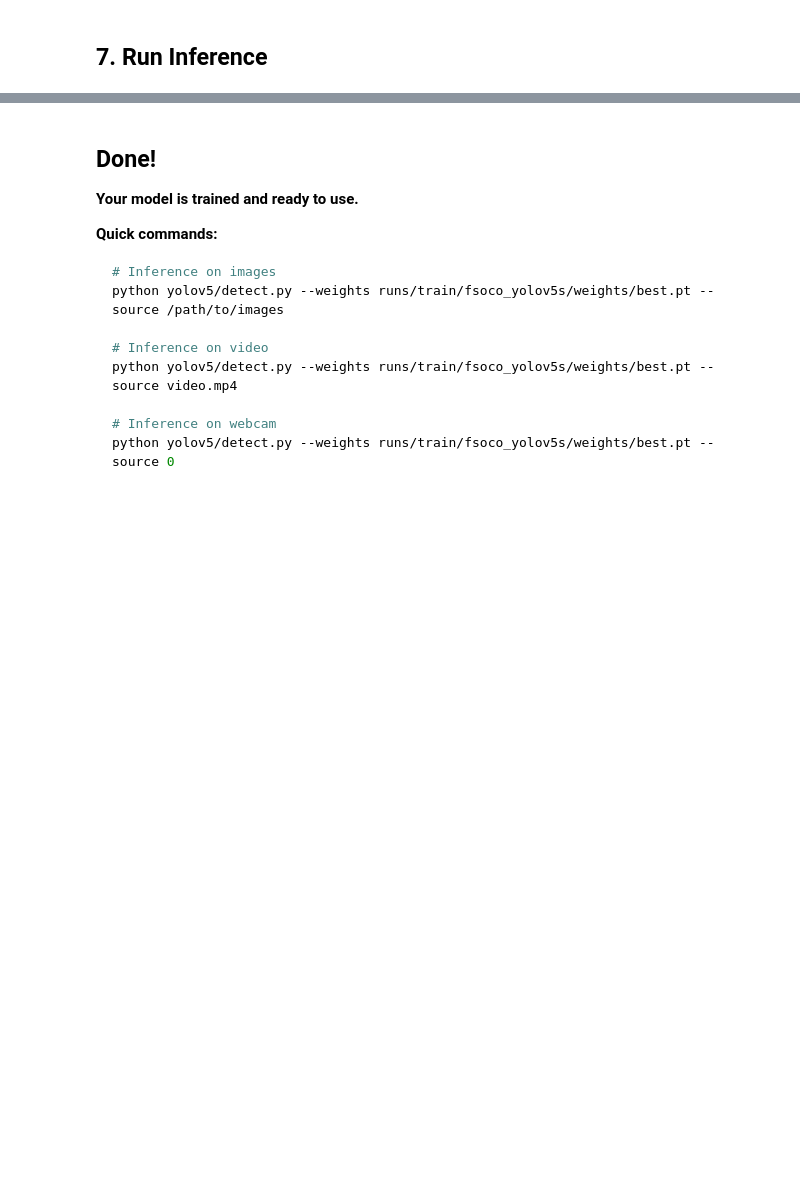
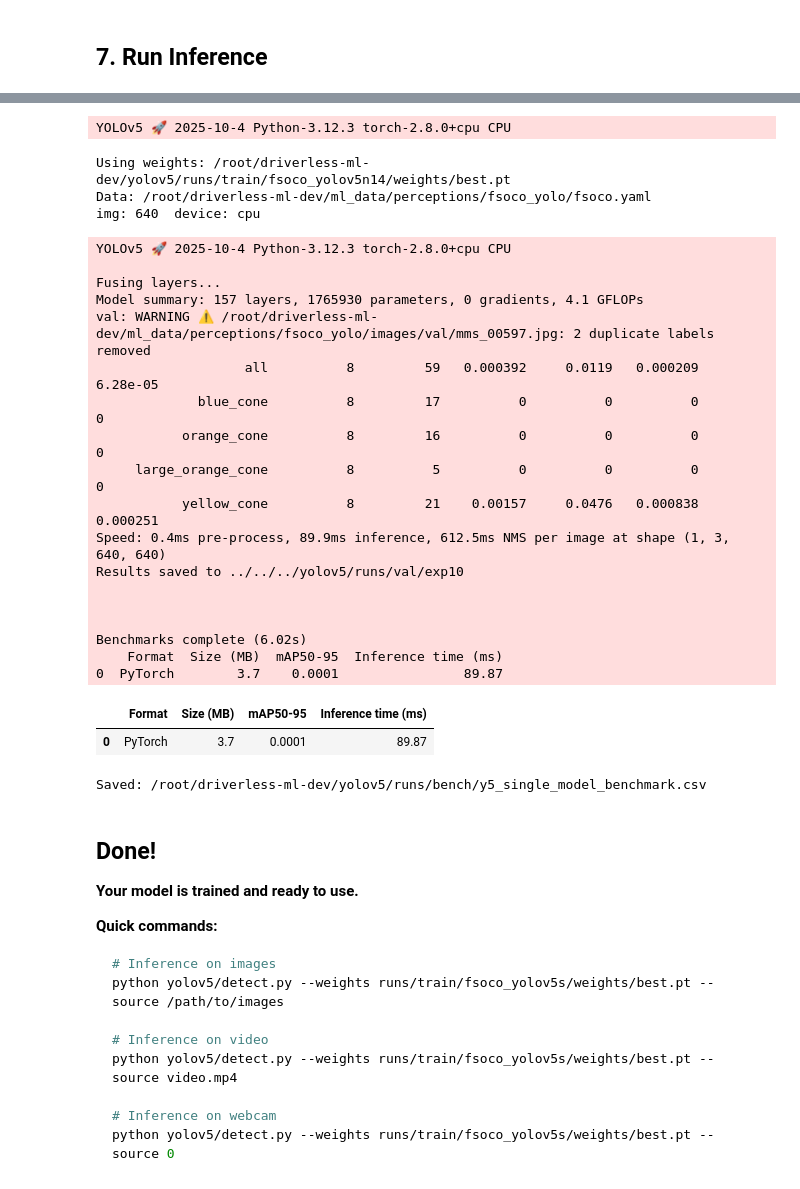
Before and after one commit to carnegiemellonracing/driverless-ml-dev, a Jupyter notebook: perceptions/camera_pipeline/notebooks/ultralytics_cli.ipynb, the cells around one changed output, grey strips where cells are left out. Saved outputs shown, nothing was run; the diff lists cells and outputs as text; code cells hidden in the pictures; blank space fills up the shorter version.

Commit message:
added benchmarking

```diff
--- a/perceptions/camera_pipeline/notebooks/ultralytics_cli.ipynb
+++ b/perceptions/camera_pipeline/notebooks/ultralytics_cli.ipynb
@@ -398,4 +405,80 @@ Results saved to: /root/driverless-ml-dev/yolov5/runs/detect/fsoco_inference
 [figure]
+# %%
+# Running YOLOv5 repo's benchmarks.py (PyTorch-only) ====
+from pathlib import Path
+import sys, pandas as pd, torch
+
+# Paths/config
+YOLO_DIR   = Path(globals().get("YOLO_DIR", "/root/driverless-ml-dev/yolov5"))
+RUNS_TRAIN = YOLO_DIR / "runs" / "train"
+RUNS_BENCH = YOLO_DIR / "runs" / "bench"; RUNS_BENCH.mkdir(parents=True, exist_ok=True)
+DATA_YAML  = Path(globals().get("config_path", "/root/driverless-ml-dev/ml_data/perceptions/fsoco_yolo/fsoco.yaml"))
+IMG        = int(globals().get("IMG_SIZE", 640))
+DEVICE     = "0" if torch.cuda.is_available() else "cpu"
+
+# Resolve newest trained weights (fsoco_* run)
+candidates = sorted(RUNS_TRAIN.glob("fsoco_*/weights/best.pt"), key=lambda p: p.stat().st_mtime)
+assert candidates, "No trained weights under yolov5/runs/train/fsoco_*/weights/best.pt"
+W = candidates[-1]
+print(f"Using weights: {W}\nData: {DATA_YAML}\nimg: {IMG}  device: {DEVICE}")
+
+# Import YOLOv5 repo's benchmarks.py
+sys.path.insert(0, str(YOLO_DIR))
+try:
+    import benchmarks as y5_bench        # repo root
+except Exception:
+    import utils.benchmarks as y5_bench  # older layout
+
+# --- Patch CLI-only functions so argparse doesn't see Jupyter's --f flag
+if hasattr(y5_bench, "parse_opt"):
+    y5_bench.parse_opt = lambda: None
+if hasattr(y5_bench, "notebook_init"):
+    y5_bench.notebook_init = lambda *a, **k: None
+
+# Run benchmark (PyTorch row only: Format, Size (MB), mAP50-95, Inference time (ms))
+df = y5_bench.run(
+    weights=W,
+    imgsz=IMG,
+    batch_size=1,
+    data=DATA_YAML,
+    device=DEVICE,
+    half=False,
+    test=False,
+    pt_only=True,
+    hard_fail=False
+)
+
+# Show and save
+display(df)
+out_csv = RUNS_BENCH / "y5_single_model_benchmark.csv"
+df.assign(weights=str(W), img=IMG, device=DEVICE).to_csv(out_csv, index=False)
+print("Saved:", out_csv)
+# %% [output]
+YOLOv5 🚀 2025-10-4 Python-3.12.3 torch-2.8.0+cpu CPU
+Using weights: /root/driverless-ml-dev/yolov5/runs/train/fsoco_yolov5n14/weights/best.pt
+Data: /root/driverless-ml-dev/ml_data/perceptions/fsoco_yolo/fsoco.yaml
+img: 640  device: cpu
+YOLOv5 🚀 2025-10-4 Python-3.12.3 torch-2.8.0+cpu CPU
+
+Fusing layers...
+Model summary: 157 layers, 1765930 parameters, 0 gradients, 4.1 GFLOPs
+val: WARNING ⚠️ /root/driverless-ml-dev/ml_data/perceptions/fsoco_yolo/images/val/mms_00597.jpg: 2 duplicate labels removed
+                   all          8         59   0.000392     0.0119   0.000209   6.28e-05
+             blue_cone          8         17          0          0          0          0
+           orange_cone          8         16          0          0          0          0
+     large_orange_cone          8          5          0          0          0          0
+           yellow_cone          8         21    0.00157     0.0476   0.000838   0.000251
+Speed: 0.4ms pre-process, 89.9ms inference, 612.5ms NMS per image at shape (1, 3, 640, 640)
+Results saved to ../../../yolov5/runs/val/exp10
+
+
+
+Benchmarks complete (6.02s)
+    Format  Size (MB)  mAP50-95  Inference time (ms)
+0  PyTorch        3.7    0.0001                89.87
+|  | Format | Size (MB) | mAP50-95 | Inference time (ms) |
+| 0 | PyTorch | 3.7 | 0.0001 | 89.87 |
+Saved: /root/driverless-ml-dev/yolov5/runs/bench/y5_single_model_benchmark.csv
 # %% [markdown]
 ## Done!
 
```
Also changed, not shown: parts of 5 cells of this notebook.
